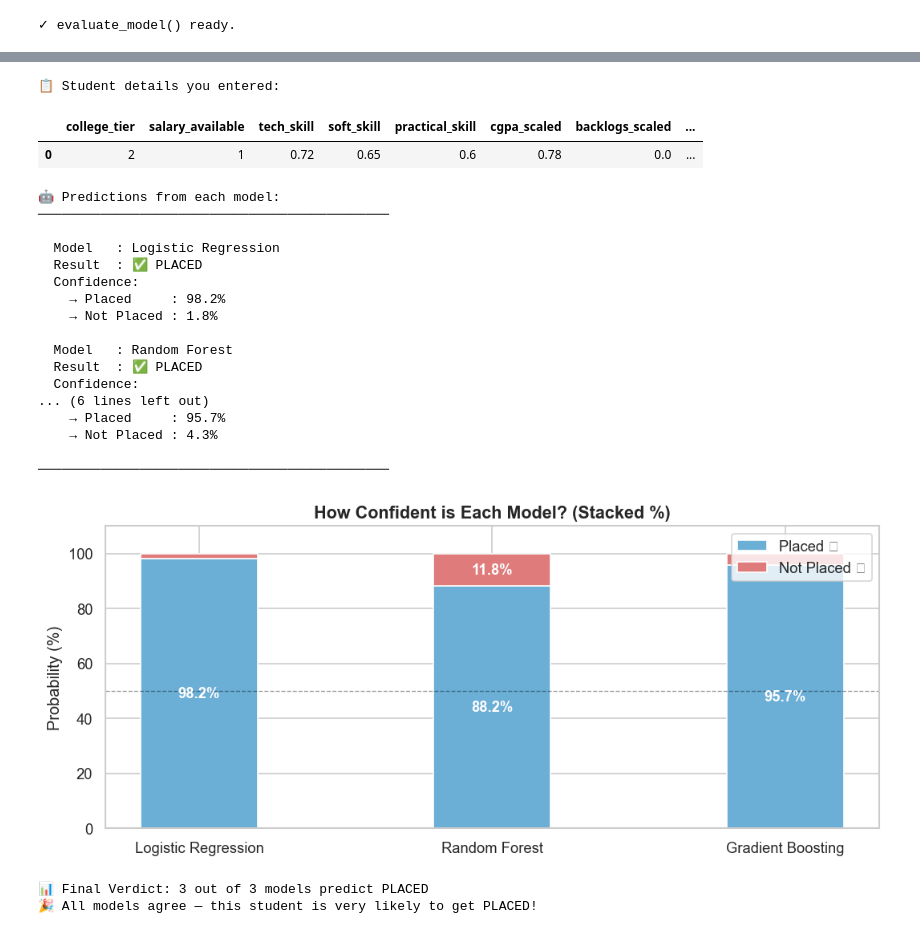
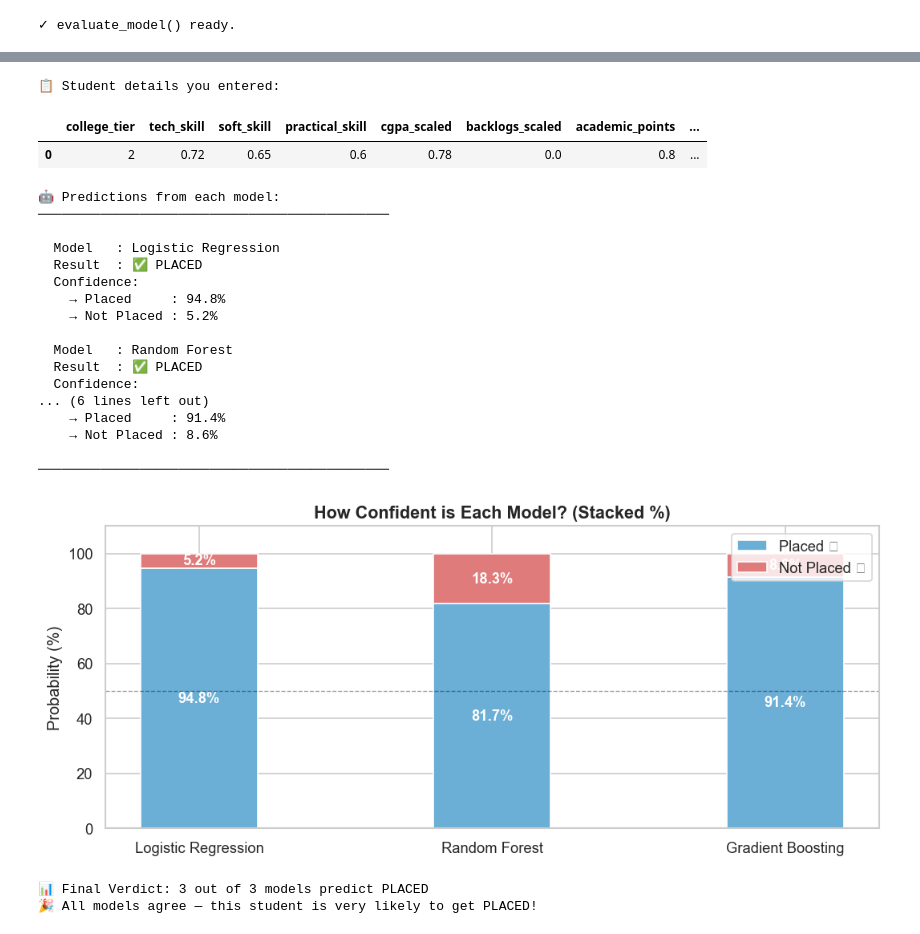
Before and after one commit to Superkai017/student_placement_prediction, a Jupyter notebook: Training/train.ipynb, the cells around one changed output, grey strips where cells are left out. Saved outputs shown, nothing was run; the diff lists cells and outputs as text; code cells hidden in the pictures.

Commit message:
remove problematic column

```diff
--- a/Training/train.ipynb
+++ b/Training/train.ipynb
@@ -45,29 +45,25 @@ Columns: ['college_tier', 'placement_status', 'salary_package_lpa', 'salary_avai
 | 4 | 2 | 1 | 13.42 | 1 | 0.336759 | 0.350000 | ... |
 # %%
 
-df.drop(columns=["salary_package_lpa"], inplace=True)
-print("2a ✓  Dropped 'salary_package_lpa'")
+# Drop both leakage columns
+df.drop(columns=["salary_package_lpa", "salary_available"], errors="ignore", inplace=True)
+print("✓  Dropped 'salary_package_lpa' and 'salary_available'")
 
+# Fill any remaining NaN with column median
+for col in df.columns:
+    if df[col].isnull().any():
+        df[col].fillna(df[col].median(), inplace=True)
+        print(f"   Fixed NaN in '{col}'")
 
-n_to_flip    = int(0.25 * len(df))
-flip_indices = np.random.choice(df.index, size=n_to_flip, replace=False)
-df.loc[flip_indices, "salary_available"] = 1 - df.loc[flip_indices, "salary_available"]
+print(f"\n✓  Missing values remaining : {df.isnull().sum().sum()}")
 
-discordance = (df["salary_available"] != df["placement_status"]).mean() * 100
-print(f"2b ✓  Added 25% noise to 'salary_available' — discordance with target: {discordance:.1f}%")
-
-# 2c. Confirm no remaining missing values
-print(f"2c ✓  Missing values remaining: {df.isnull().sum().sum()}")
-
-# 2d. Feature / target split
 X = df.drop(columns=["placement_status"])
 y = df["placement_status"]
-print(f"\n2d ✓  Features ({X.shape[1]}): {X.columns.tolist()}")
-print(f"      Target  : placement_status  (0 = Not Placed, 1 = Placed)")
+print(f"\n✓  Features ({X.shape[1]}) : {X.columns.tolist()}")
+print(f"   Target : placement_status  (0 = Not Placed, 1 = Placed)")
 
-# 2e. StandardScaler — z-normalises every feature to mean=0, std=1
 scaler   = StandardScaler()
 X_scaled = pd.DataFrame(scaler.fit_transform(X), columns=X.columns)
-print("\n2e ✓  StandardScaler applied.")
+print("\n✓  StandardScaler applied.")
 display(X_scaled.describe().round(3))
 # %% [output]
@@ -383,7 +379,6 @@ plt.show()
 
 my_student = {
     "college_tier"    : 2,
-    "salary_available": 1,
     "tech_skill"      : 0.72,
     "soft_skill"      : 0.65,
     "practical_skill" : 0.60,
@@ -473,39 +468,39 @@ plt.show()
 votes_placed = sum(
     1 for n, m in models_dict.items()
     if m.predict(student_scaled)[0] == 1
 )
 
 print(f"\n📊 Final Verdict: {votes_placed} out of 3 models predict PLACED")
 
 if votes_placed == 3:
     print("🎉 All models agree — this student is very likely to get PLACED!")
 elif votes_placed == 2:
     print("👍 Majority says PLACED — good chances for this student.")
 elif votes_placed == 1:
     print("😐 Only 1 model says PLACED — chances are uncertain.")
 else:
     print("😟 All models agree — this student is unlikely to be placed.")
 # %% [output]
 📋 Student details you entered:
-|  | college_tier | salary_available | tech_skill | soft_skill | practical_skill | cgpa_scaled | backlogs_scaled | ... |
-| 0 | 2 | 1 | 0.72 | 0.65 | 0.6 | 0.78 | 0.0 | ... |
+|  | college_tier | tech_skill | soft_skill | practical_skill | cgpa_scaled | backlogs_scaled | academic_points | ... |
+| 0 | 2 | 0.72 | 0.65 | 0.6 | 0.78 | 0.0 | 0.8 | ... |
 🤖 Predictions from each model:
 ─────────────────────────────────────────────
 
   Model   : Logistic Regression
   Result  : ✅ PLACED
   Confidence:
-    → Placed     : 98.2%
-    → Not Placed : 1.8%
+    → Placed     : 94.8%
+    → Not Placed : 5.2%
 
   Model   : Random Forest
   Result  : ✅ PLACED
   Confidence:
 ... (6 lines left out)
-    → Placed     : 95.7%
-    → Not Placed : 4.3%
+    → Placed     : 91.4%
+    → Not Placed : 8.6%
 
 ─────────────────────────────────────────────
-[figure, old version]
+[figure, new version]
 📊 Final Verdict: 3 out of 3 models predict PLACED
 🎉 All models agree — this student is very likely to get PLACED!
```
Also changed, not shown: parts of 10 cells of this notebook.
